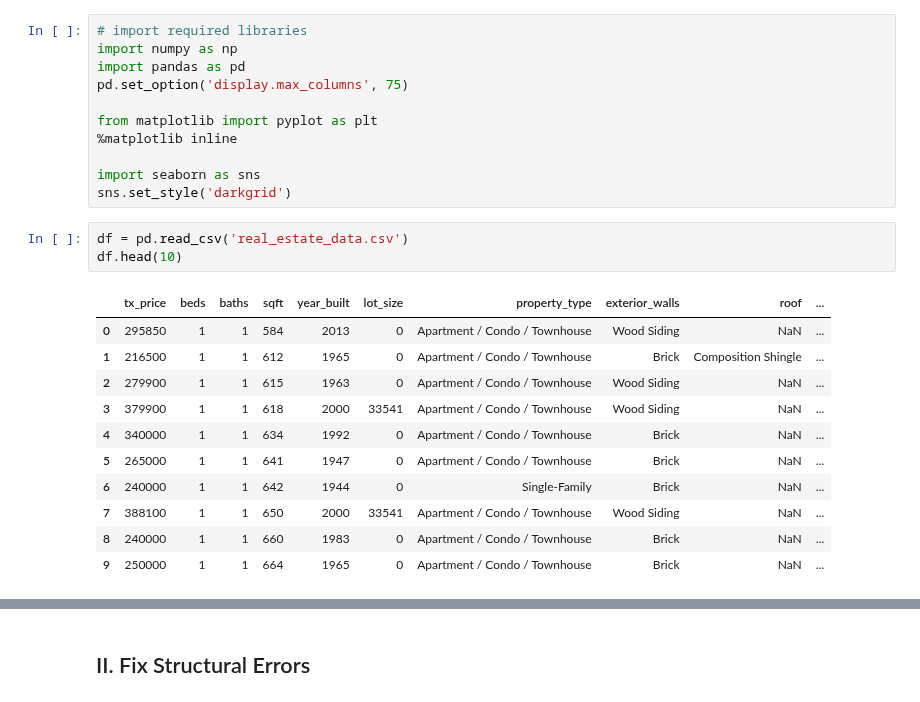
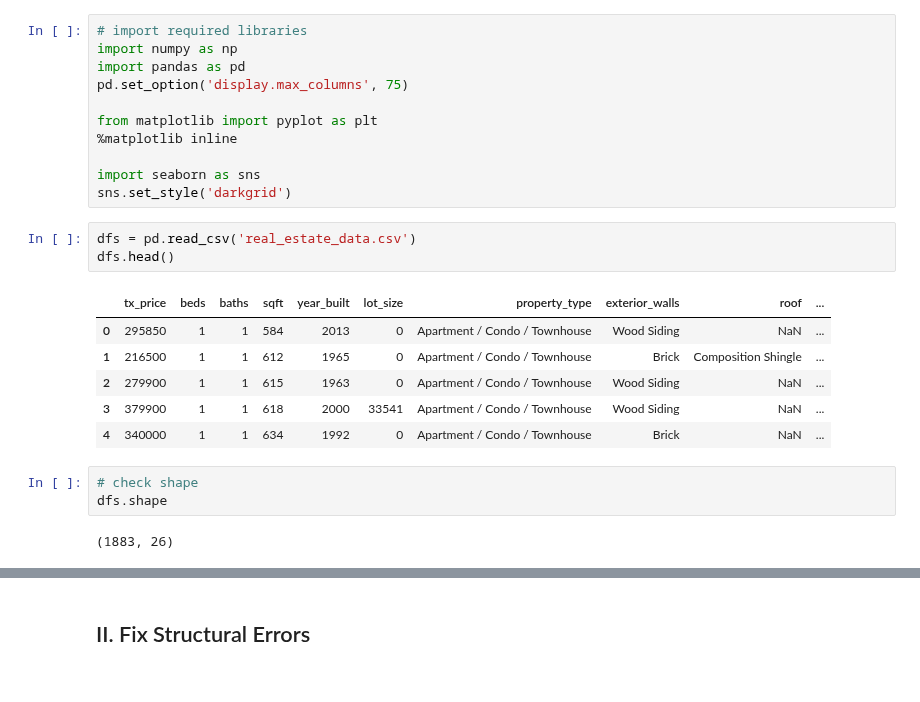
Before and after one commit to tundeiness/Real-Estate-Tycoon, a Jupyter notebook: 2 - Workbook - Data Cleaning.ipynb, the cells around one changed output, grey strips where cells are left out. Saved outputs shown, nothing was run; the diff lists cells and outputs as text.

```diff
--- a/2 - Workbook - Data Cleaning.ipynb
+++ b/2 - Workbook - Data Cleaning.ipynb
@@ -25,19 +25,19 @@ from matplotlib import pyplot as plt
 import seaborn as sns
 sns.set_style('darkgrid')
 # %%
-df = pd.read_csv('real_estate_data.csv')
-df.head(10)
+dfs = pd.read_csv('real_estate_data.csv')
+dfs.head()
 # %% [output]
 |  | tx_price | beds | baths | sqft | year_built | lot_size | property_type | exterior_walls | roof | ... |
 | 0 | 295850 | 1 | 1 | 584 | 2013 | 0 | Apartment / Condo / Townhouse | Wood Siding | NaN | ... |
 | 1 | 216500 | 1 | 1 | 612 | 1965 | 0 | Apartment / Condo / Townhouse | Brick | Composition Shingle | ... |
 | 2 | 279900 | 1 | 1 | 615 | 1963 | 0 | Apartment / Condo / Townhouse | Wood Siding | NaN | ... |
 | 3 | 379900 | 1 | 1 | 618 | 2000 | 33541 | Apartment / Condo / Townhouse | Wood Siding | NaN | ... |
 | 4 | 340000 | 1 | 1 | 634 | 1992 | 0 | Apartment / Condo / Townhouse | Brick | NaN | ... |
-| 5 | 265000 | 1 | 1 | 641 | 1947 | 0 | Apartment / Condo / Townhouse | Brick | NaN | ... |
-| 6 | 240000 | 1 | 1 | 642 | 1944 | 0 | Single-Family | Brick | NaN | ... |
-| 7 | 388100 | 1 | 1 | 650 | 2000 | 33541 | Apartment / Condo / Townhouse | Wood Siding | NaN | ... |
-| 8 | 240000 | 1 | 1 | 660 | 1983 | 0 | Apartment / Condo / Townhouse | Brick | NaN | ... |
-| 9 | 250000 | 1 | 1 | 664 | 1965 | 0 | Apartment / Condo / Townhouse | Brick | NaN | ... |
+# %%
+# check shape
+dfs.shape
+# %% [output]
+(1883, 26)
 # %%
 # drop duplicates
```
Also changed, not shown: parts of 33 cells of this notebook, 1 other file.
